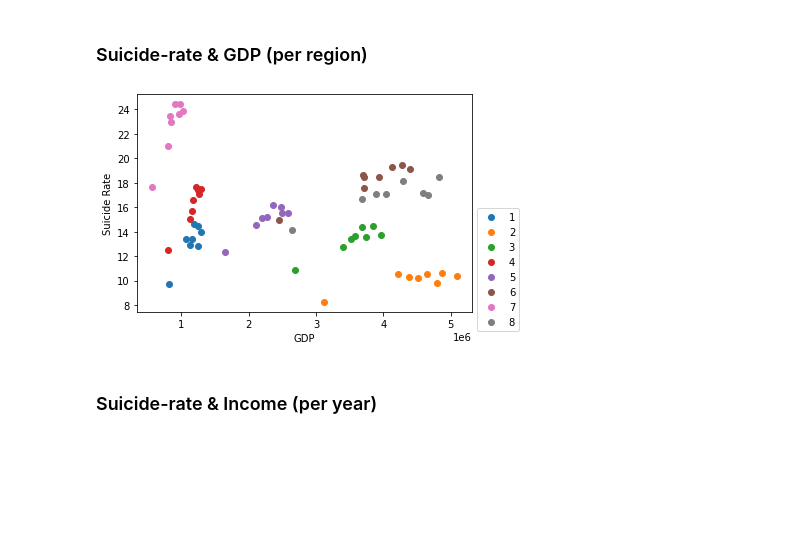
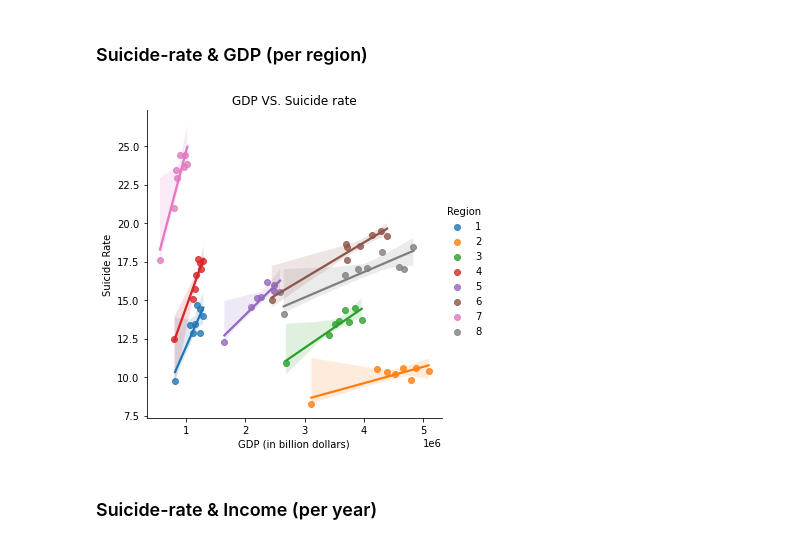
Before and after one commit to MajdAlali99/Data-Wrangling-Project, a Jupyter notebook: Gilbert/EconomicalFactors-SuicideRate-Analysis.ipynb, the cells around one changed output. Saved outputs shown, nothing was run; the diff lists cells and outputs as text; code cells hidden in the pictures; blank space fills up the shorter version.

```diff
--- a/Gilbert/EconomicalFactors-SuicideRate-Analysis.ipynb
+++ b/Gilbert/EconomicalFactors-SuicideRate-Analysis.ipynb
@@ -399,16 +416,23 @@ df2_by_year_change.plot()
 # %%
-SGR = concatenated_df.groupby(level='Region')
+# Create a list to store the data for each region
+data_list = []
 
+# Iterate over the grouped data
 for name, group in SGR:
-    plt.scatter(group['GDP'], group['suicide rate'], label=name)
+    data_list.append(group[['GDP', 'suicide rate']].assign(Region=name))
 
-plt.xlabel('GDP')
+# Concatenate the data for each region into a single DataFrame
+grouped_data = pd.concat(data_list)
+
+# Use the lmplot function to create the scatter plot with a regression line
+sns.lmplot(x='GDP', y='suicide rate', data=grouped_data, hue='Region')
+
+plt.xlabel('GDP (in billion dollars)')
 plt.ylabel('Suicide Rate')
-
-plt.legend(bbox_to_anchor=(1, 0.5))
+plt.title('GDP VS. Suicide rate')
 
 plt.show()
 # %% [output]
-[figure, old version]
+[figure, new version]
 # %% [markdown]
 ### Suicide-rate & Income (per year)
```
Also changed, not shown: parts of 12 cells of this notebook.
